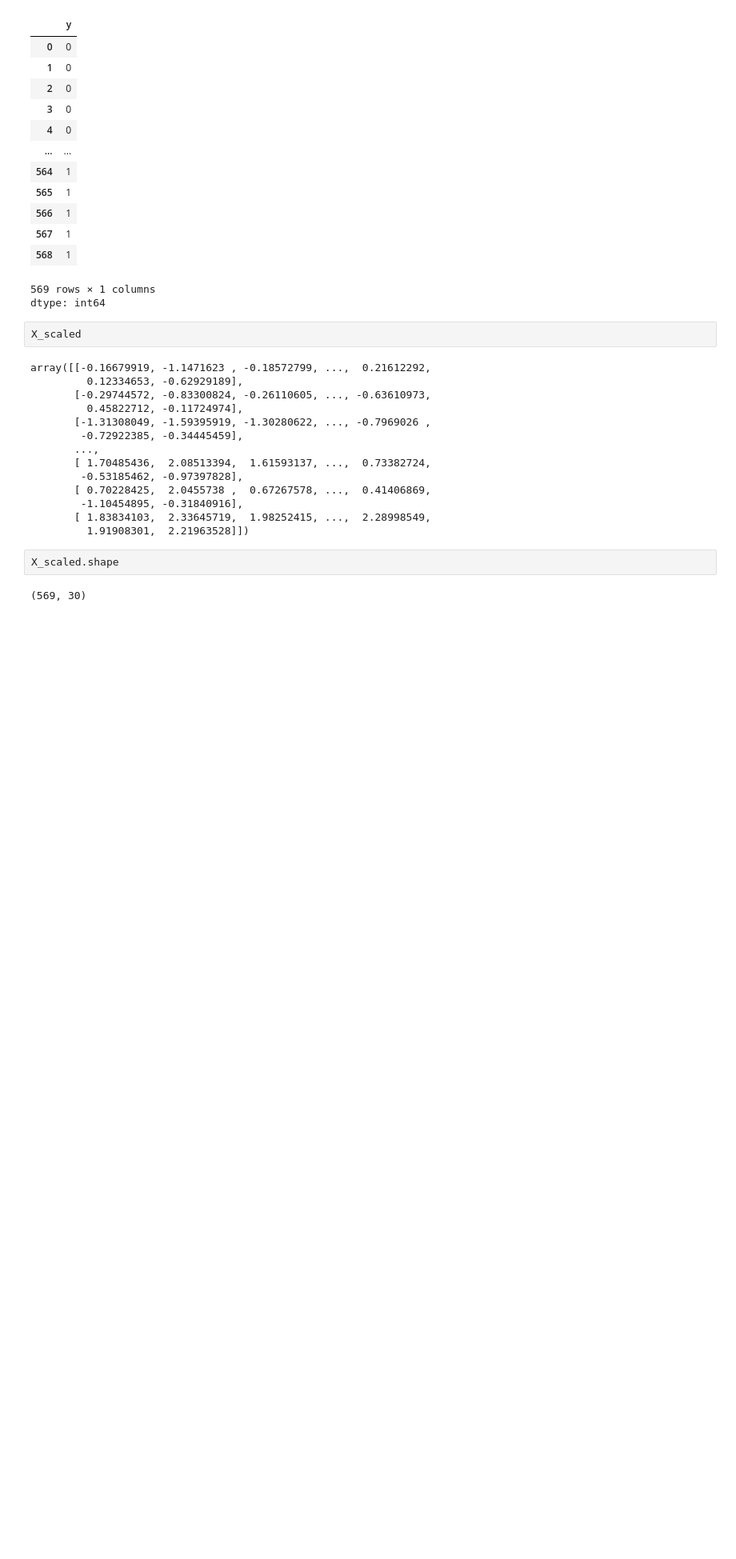
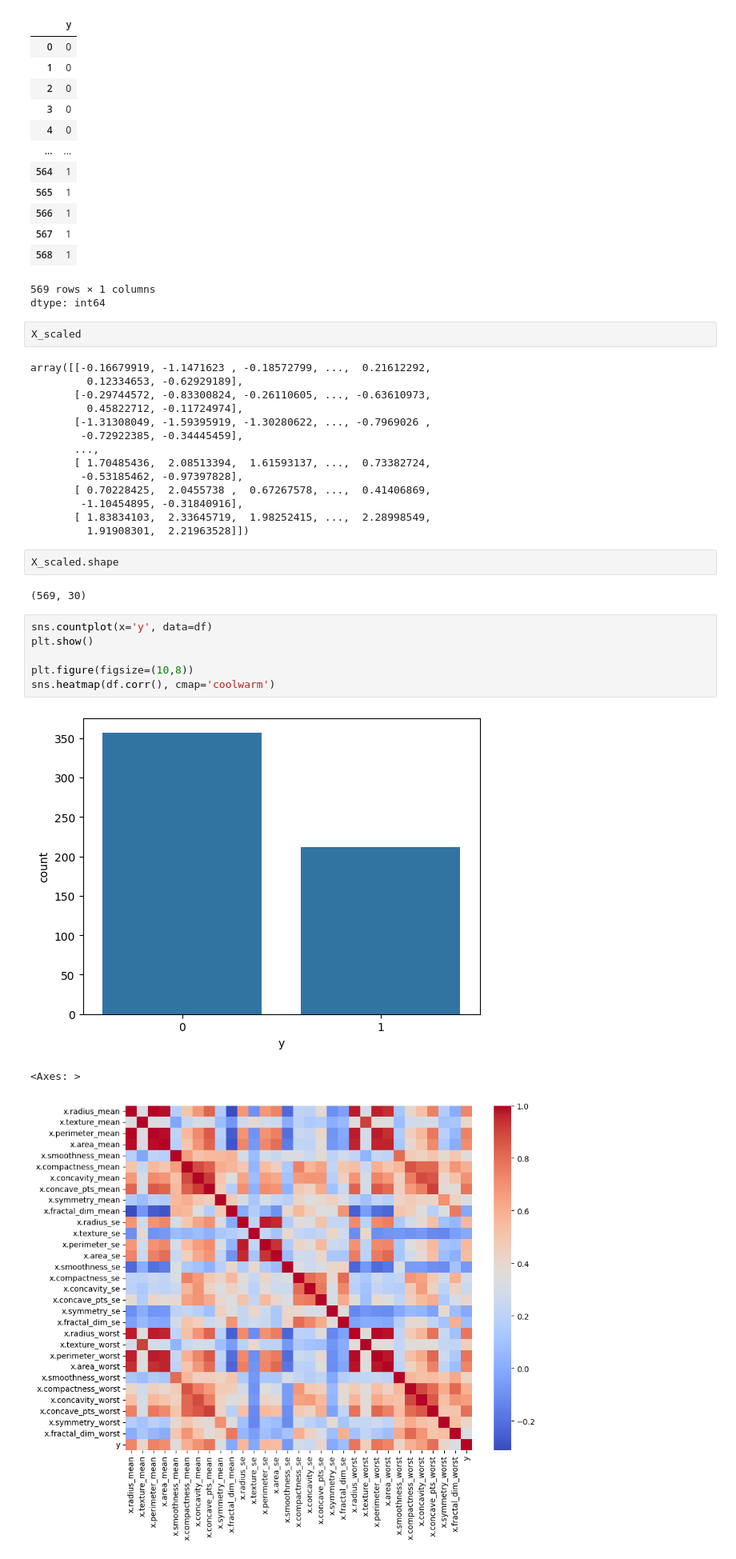
Before and after one commit to touhid0503/Breast_Cancer_Diagnosis_Classification_System, a Jupyter notebook: job3.ipynb, the cells around one changed output. Shown at 80% size. Cells and saved outputs as stored; diff of their text form; blank space fills up the shorter version.

Commit message:
EDA and Correlation heatmap

```diff
--- a/job3.ipynb
+++ b/job3.ipynb
@@ -218,3 +218,13 @@ array([[-0.16679919, -1.1471623 , -0.18572799, ...,  0.21612292,
 X_scaled.shape
 # %% [output]
 (569, 30)
+# %%
+sns.countplot(x='y', data=df)
+plt.show()
+
+plt.figure(figsize=(10,8))
+sns.heatmap(df.corr(), cmap='coolwarm')
+# %% [output]
+[figure, added]
+<Axes: >
+[figure, added]
```
